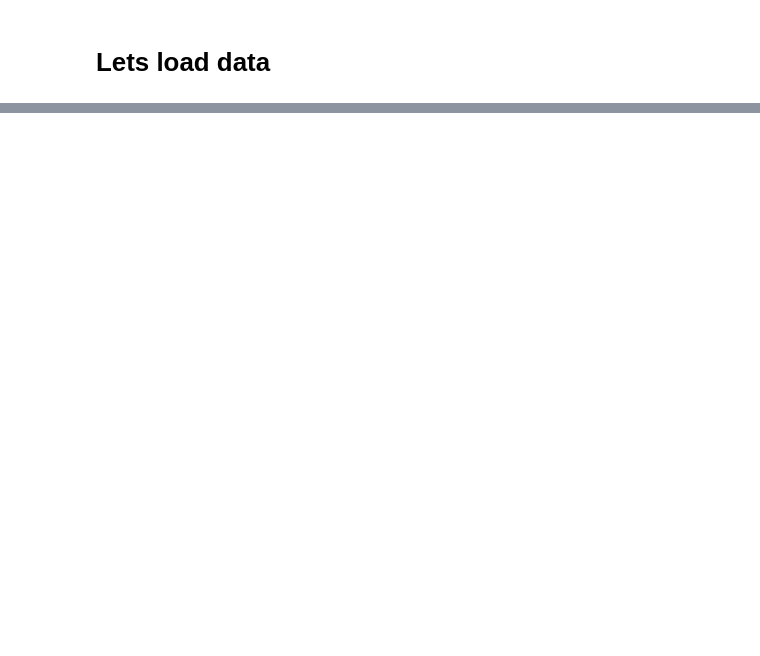
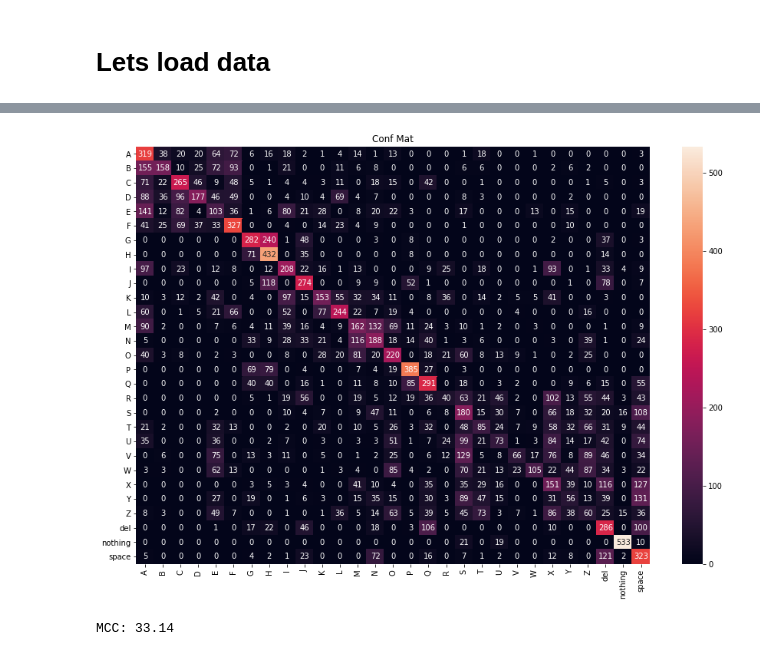
Before and after one commit to edwin-19/ViT-Huggingface-Test, a Jupyter notebook: Train CNN.ipynb, the cells around one changed output, grey strips where cells are left out. Saved outputs shown, nothing was run; the diff lists cells and outputs as text; code cells hidden in the pictures; blank space fills up the shorter version.

Commit message:
Added Simpl CNN Training

```diff
--- a/Train CNN.ipynb
+++ b/Train CNN.ipynb
@@ -48,0 +113,10 @@ tensor([[-0.0283,  0.0933,  0.0022,  0.0991, -0.0202, -0.0183,  0.0307, -0.0095,
+# %%
+train_dataset = HandSignDataset(train_images, labels_index)
+test_dataset = HandSignDataset(test_images, labels_index)
+# %%
+# Load into dataloader
+train_sampler = RandomSampler(train_dataset)
+train_dataloader = DataLoader(train_dataset, sampler=train_sampler, batch_size=batch_size, num_workers=6)
+
+test_sampler = SequentialSampler(test_dataset)
+test_dataloader = DataLoader(test_dataset, sampler=test_sampler, batch_size=batch_size, num_workers=6)
@@ -48,0 +125,4 @@ tensor([[-0.0283,  0.0933,  0.0022,  0.0991, -0.0202, -0.0183,  0.0307, -0.0095,
+# %%
+# Load optim and loss function
+criterion = nn.CrossEntropyLoss()
+optim = torch.optim.Adam(model.parameters(), lr=learing_rate, eps=eps)
@@ -48,0 +193,15 @@ tensor([[-0.0283,  0.0933,  0.0022,  0.0991, -0.0202, -0.0183,  0.0307, -0.0095,
+# %%
+model.eval()
+
+preds = []
+targets = []
+for step, (test_image, test_labels) in tqdm(enumerate(test_dataloader), total=len(test_dataloader)):
+    targets.append(test_labels)
+    with torch.no_grad():
+        test_batch_image = test_image.to('cuda')
+        logits = model(test_batch_image)
+
+        preds.append(logits.detach().cpu().numpy().argmax(axis=1))
+
+preds = np.concatenate(preds)
+targets = np.concatenate(targets)
@@ -48,0 +228,13 @@ tensor([[-0.0283,  0.0933,  0.0022,  0.0991, -0.0202, -0.0183,  0.0307, -0.0095,
+# %%
+plt.figure(figsize=(15, 10))
+plt.title('Conf Mat')
+sns.heatmap(
+    confusion_matrix(targets, preds), fmt='d', annot=True,
+    xticklabels=labels, yticklabels=labels
+);
+# %% [output]
+[figure, added]
+# %%
+print('MCC: {}'.format(round(matthews_corrcoef(targets, preds) * 100, 2)))
+# %% [output]
+MCC: 33.14
```
Also changed, not shown: parts of 14 cells of this notebook, 1 other file.
